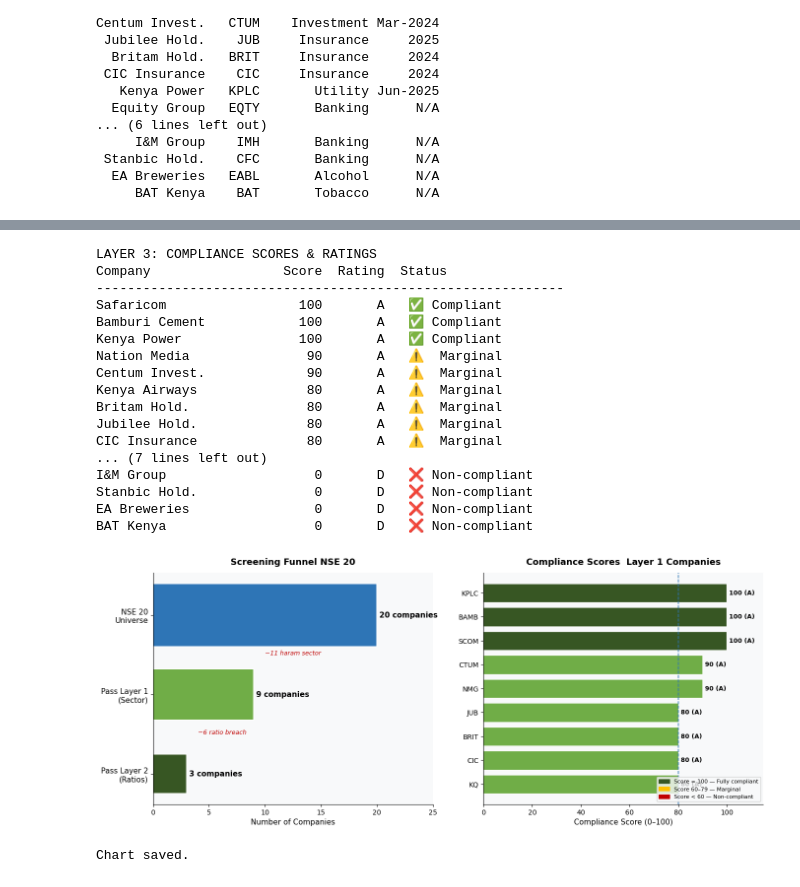
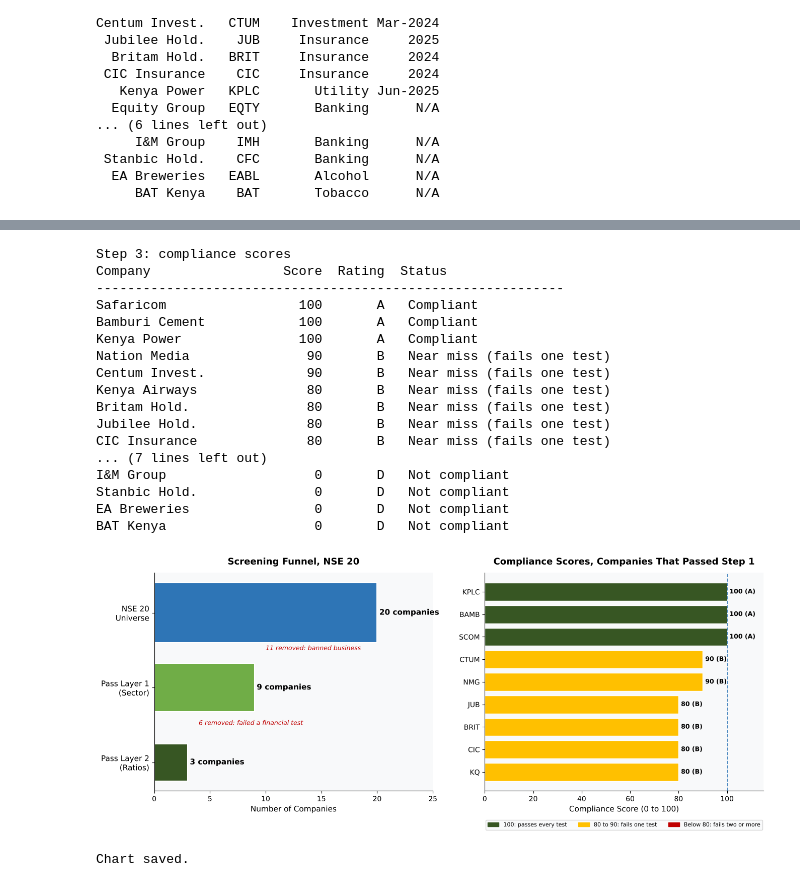
Before and after one commit to sirajiali-hub/nse-sharia-screener, a Jupyter notebook: notebooks/nse_sharia_screener.ipynb, the cells around one changed output, grey strips where cells are left out. Drawn from its saved outputs; the diff is of its cells as text; code cells hidden in the pictures.

```diff
--- a/notebooks/nse_sharia_screener.ipynb
+++ b/notebooks/nse_sharia_screener.ipynb
@@ -194,5 +197,5 @@ Thresholds:              < 33%       < 5%       < 33%
 # %%
-#  Layer 3 — Compliance Score & Rating
+#  Layer 3: Compliance Score & Rating
 
 def score_company(row, is_l1_pass):
     if not is_l1_pass:
@@ -203,7 +206,8 @@ def score_company(row, is_l1_pass):
     s += 20 if row['Debt_Ratio']     < 0.33 else (10 if row['Debt_Ratio']     < 0.50 else 0)
     s += 20 if row['Interest_Ratio'] < 0.05 else (10 if row['Interest_Ratio'] < 0.10 else 0)
     s += 20 if row['Liquid_Ratio']   < 0.33 else (10 if row['Liquid_Ratio']   < 0.50 else 0)
-    rating = 'A' if s >= 80 else 'B' if s >= 60 else 'C' if s >= 40 else 'D'
+    # A = passes every test, B = fails one test, C = fails two or more
+    rating = 'A' if s == 100 else 'B' if s >= 80 else 'C'
     return s, rating
 
 # Apply to all companies
@@ -229,32 +233,32 @@ all_df['Score']  = scores
 all_df['Rating'] = ratings
 
 
-print("LAYER 3: COMPLIANCE SCORES & RATINGS")
+print("Step 3: compliance scores")
 
 print(f"{'Company':<22} {'Score':>6} {'Rating':>7}  Status")
 print("-" * 60)
 for _, r in all_df.sort_values('Score', ascending=False).iterrows():
-    status = "✅ Compliant" if r['Score'] == 100 else (
-             "⚠️  Marginal"  if r['Score'] >= 60  else "❌ Non-compliant")
+    status = "Compliant" if r['Score'] == 100 else (
+             "Near miss (fails one test)" if r['Score'] >= 80 else "Not compliant")
     print(f"{r['Company']:<22} {r['Score']:>6}  {r['Rating']:>6}   {status}")
 # %% [output]
-LAYER 3: COMPLIANCE SCORES & RATINGS
+Step 3: compliance scores
 Company                 Score  Rating  Status
 ------------------------------------------------------------
-Safaricom                 100       A   ✅ Compliant
-Bamburi Cement            100       A   ✅ Compliant
-Kenya Power               100       A   ✅ Compliant
-Nation Media               90       A   ⚠️  Marginal
-Centum Invest.             90       A   ⚠️  Marginal
-Kenya Airways              80       A   ⚠️  Marginal
-Britam Hold.               80       A   ⚠️  Marginal
-Jubilee Hold.              80       A   ⚠️  Marginal
-CIC Insurance              80       A   ⚠️  Marginal
+Safaricom                 100       A   Compliant
+Bamburi Cement            100       A   Compliant
+Kenya Power               100       A   Compliant
+Nation Media               90       B   Near miss (fails one test)
+Centum Invest.             90       B   Near miss (fails one test)
+Kenya Airways              80       B   Near miss (fails one test)
+Britam Hold.               80       B   Near miss (fails one test)
+Jubilee Hold.              80       B   Near miss (fails one test)
+CIC Insurance              80       B   Near miss (fails one test)
 ... (7 lines left out)
-I&M Group                   0       D   ❌ Non-compliant
-Stanbic Hold.               0       D   ❌ Non-compliant
-EA Breweries                0       D   ❌ Non-compliant
-BAT Kenya                   0       D   ❌ Non-compliant
+I&M Group                   0       D   Not compliant
+Stanbic Hold.               0       D   Not compliant
+EA Breweries                0       D   Not compliant
+BAT Kenya                   0       D   Not compliant
 # %%
 #  Screening Funnel Chart
 
@@ -278,46 +282,45 @@ for i, (label, val, col, bw) in enumerate(zip(funnel_labels, funnel_vals, colors
 ax.set_yticks(range(3))
 ax.set_yticklabels(funnel_labels, fontsize=11)
 ax.set_xlabel('Number of Companies', fontsize=11)
-ax.set_title('Screening Funnel NSE 20', fontsize=13, fontweight='bold', pad=12)
+ax.set_title('Screening Funnel, NSE 20', fontsize=13, fontweight='bold', pad=12)
 ax.set_xlim(0, total + 5)
 ax.invert_yaxis()
 
 # Exclusion annotations
-ax.annotate(f'−{total-l1_n} haram sector', xy=(l1_n, 0.5), xytext=(l1_n+1, 0.5),
+ax.annotate(f'{total-l1_n} removed: banned business', xy=(l1_n, 0.5), xytext=(l1_n+1, 0.5),
             fontsize=9, color='#C00000', style='italic')
-ax.annotate(f'−{l1_n-l2_n} ratio breach', xy=(l2_n, 1.5), xytext=(l2_n+1, 1.5),
+ax.annotate(f'{l1_n-l2_n} removed: failed a financial test', xy=(l2_n, 1.5), xytext=(l2_n+1, 1.5),
             fontsize=9, color='#C00000', style='italic')
 
 # -- Right: Score bar chart for Layer 1 companies --
 ax2 = axes[1]
 plot_df = all_df[all_df['L1_Pass']].sort_values('Score', ascending=True)
-bar_colors = ['#375623' if s == 100 else '#70AD47' if s >= 80 else
-              '#FFC000' if s >= 60 else '#C00000' for s in plot_df['Score']]
+bar_colors = ['#375623' if s == 100 else '#FFC000' if s >= 80 else '#C00000' for s in plot_df['Score']]
 bars = ax2.barh(plot_df['Ticker'], plot_df['Score'], color=bar_colors, edgecolor='white')
 
 # Threshold line
-ax2.axvline(80, color='#2E75B6', linestyle='--', linewidth=1.2, label='Compliant threshold (80)')
-ax2.set_xlabel('Compliance Score (0–100)', fontsize=11)
-ax2.set_title('Compliance Scores  Layer 1 Companies', fontsize=13, fontweight='bold', pad=12)
+ax2.axvline(100, color='#2E75B6', linestyle='--', linewidth=1.2, label='Fully compliant (100)')
+ax2.set_xlabel('Compliance Score (0 to 100)', fontsize=11)
+ax2.set_title('Compliance Scores, Companies That Passed Step 1', fontsize=13, fontweight='bold', pad=12)
 ax2.set_xlim(0, 115)
 
 for bar, score, rating in zip(bars, plot_df['Score'], plot_df['Rating']):
     ax2.text(score + 1, bar.get_y() + bar.get_height()/2,
              f'{score} ({rating})', va='center', fontsize=9, fontweight='bold')
 
 legend_patches = [
-    mpatches.Patch(color='#375623', label='Score = 100 — Fully compliant'),
-    mpatches.Patch(color='#FFC000', label='Score 60–79 — Marginal'),
-    mpatches.Patch(color='#C00000', label='Score < 60 — Non-compliant'),
+    mpatches.Patch(color='#375623', label='100: passes every test'),
+    mpatches.Patch(color='#FFC000', label='80 to 90: fails one test'),
+    mpatches.Patch(color='#C00000', label='Below 80: fails two or more'),
 ]
-ax2.legend(handles=legend_patches, fontsize=8, loc='lower right')
+ax2.legend(handles=legend_patches, fontsize=8, loc='upper center', bbox_to_anchor=(0.5, -0.12), ncol=3)
 
 plt.tight_layout(pad=2)
 plt.savefig('sharia_funnel.png', dpi=150, bbox_inches='tight')
 plt.show()
 print("Chart saved.")
 # %% [output]
-[figure, old version]
+[figure, new version]
 Chart saved.
 # %%
 #  Ratio Heatmap
```
Also changed, not shown: parts of 8 cells of this notebook, 4 other files.
